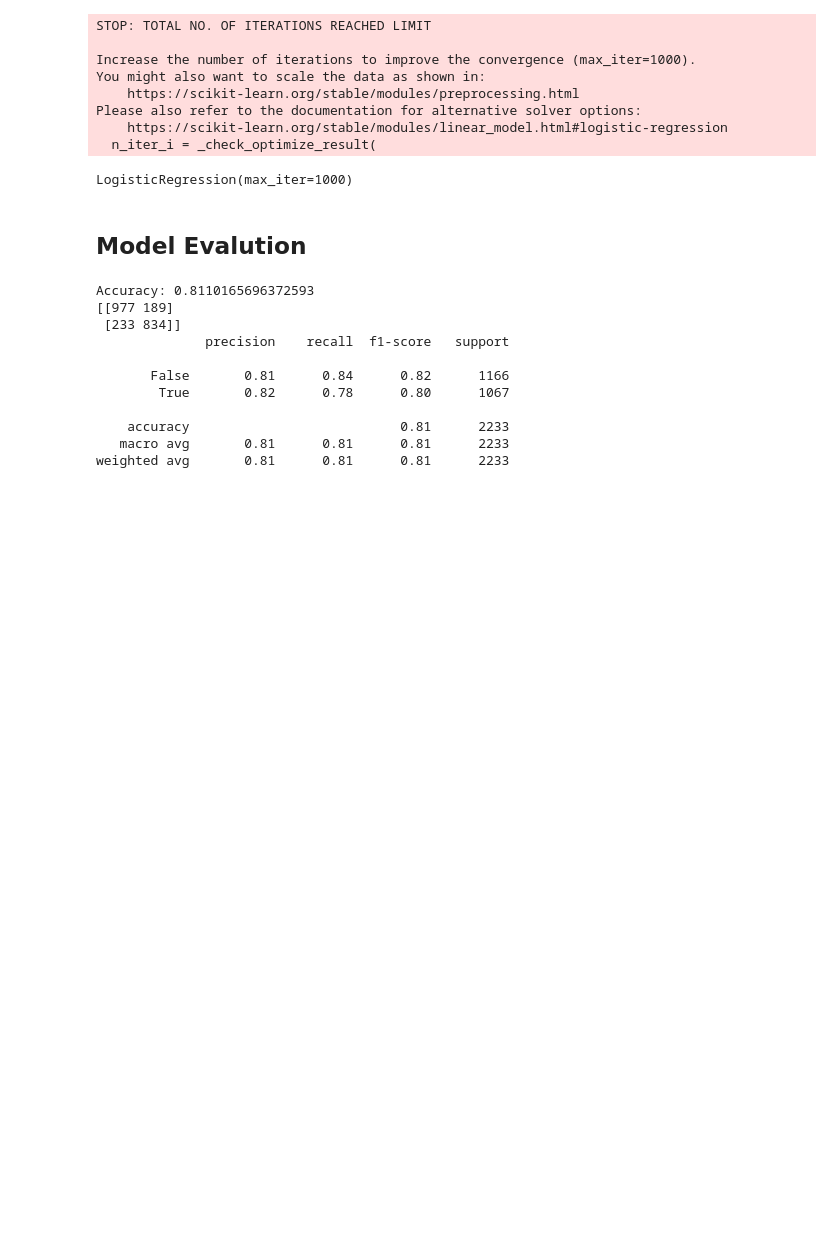
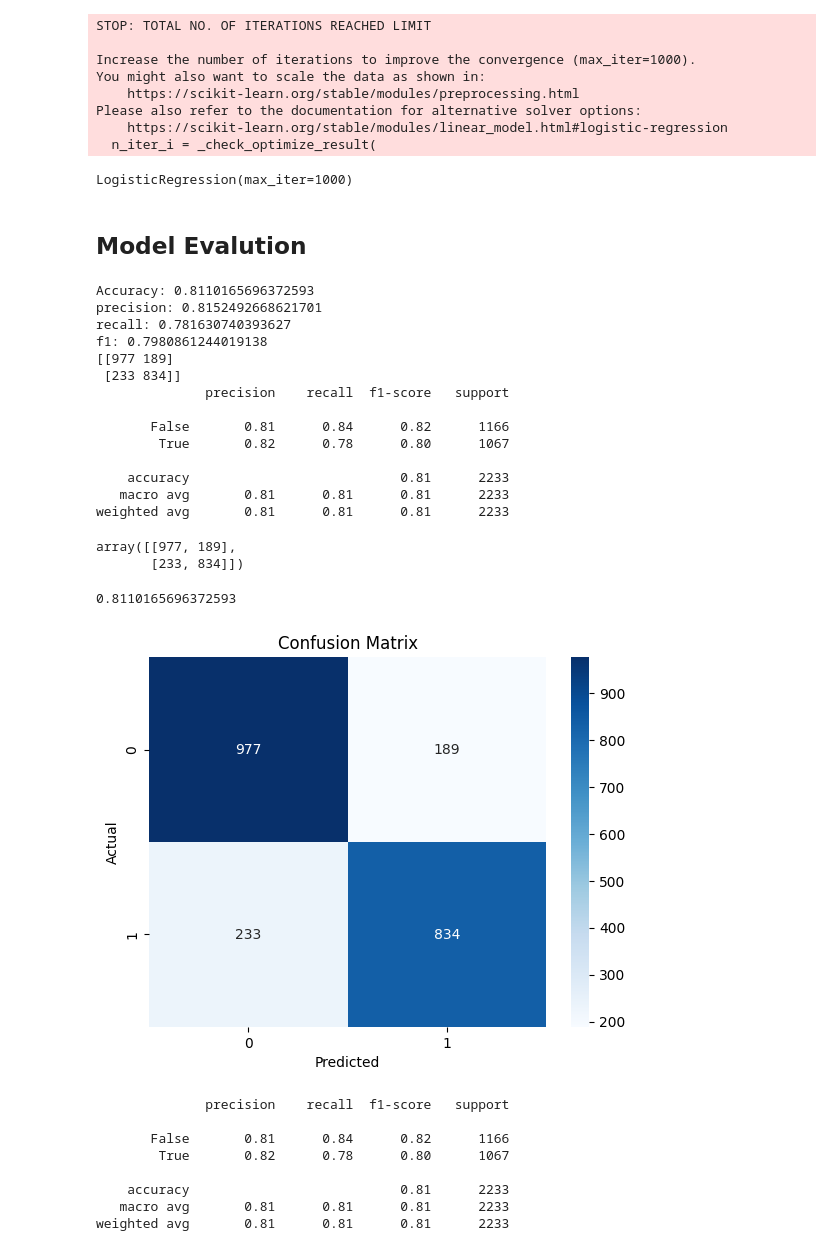
Before and after one commit to BuddhiDihansa/DS201.3-Data-Science-Coursework, a Jupyter notebook: classification.ipynb, the cells around one changed output. Cells and saved outputs as stored; diff of their text form; code cells hidden in the pictures; blank space fills up the shorter version.

```diff
--- a/classification.ipynb
+++ b/classification.ipynb
@@ -118,10 +168,18 @@ LogisticRegression(max_iter=1000)
 y_pred = model.predict(x_test)
 
 print("Accuracy:",accuracy_score(y_test,y_pred))
+print("precision:",precision_score(y_test,y_pred))
+print("recall:",recall_score(y_test,y_pred))
+print("f1:",f1_score(y_test,y_pred))
 print(confusion_matrix(y_test,y_pred))
 print(classification_report(y_test,y_pred))
+
+confusion_matrix(y_test,y_pred)
 # %% [output]
 Accuracy: 0.8110165696372593
+precision: 0.8152492668621701
+recall: 0.781630740393627
+f1: 0.7980861244019138
 [[977 189]
  [233 834]]
               precision    recall  f1-score   support
@@ -132,3 +190,30 @@ Accuracy: 0.8110165696372593
     accuracy                           0.81      2233
    macro avg       0.81      0.81      0.81      2233
 weighted avg       0.81      0.81      0.81      2233
+array([[977, 189],
+       [233, 834]])
+# %%
+accuracy =accuracy_score(y_test,y_pred)
+accuracy
+# %% [output]
+0.8110165696372593
+# %%
+cm=confusion_matrix(y_test,y_pred)
+cm
+sns.heatmap(cm,annot=True,fmt='d',cmap='Blues')
+plt.xlabel('Predicted')
+plt.ylabel('Actual')
+plt.title("Confusion Matrix")
+plt.show()
+
+print(classification_report(y_test,y_pred))
+# %% [output]
+[figure, added]
+              precision    recall  f1-score   support
+
+       False       0.81      0.84      0.82      1166
+        True       0.82      0.78      0.80      1067
+
+    accuracy                           0.81      2233
+   macro avg       0.81      0.81      0.81      2233
+weighted avg       0.81      0.81      0.81      2233
```
Also changed, not shown: parts of 14 cells of this notebook, 2 other files.
